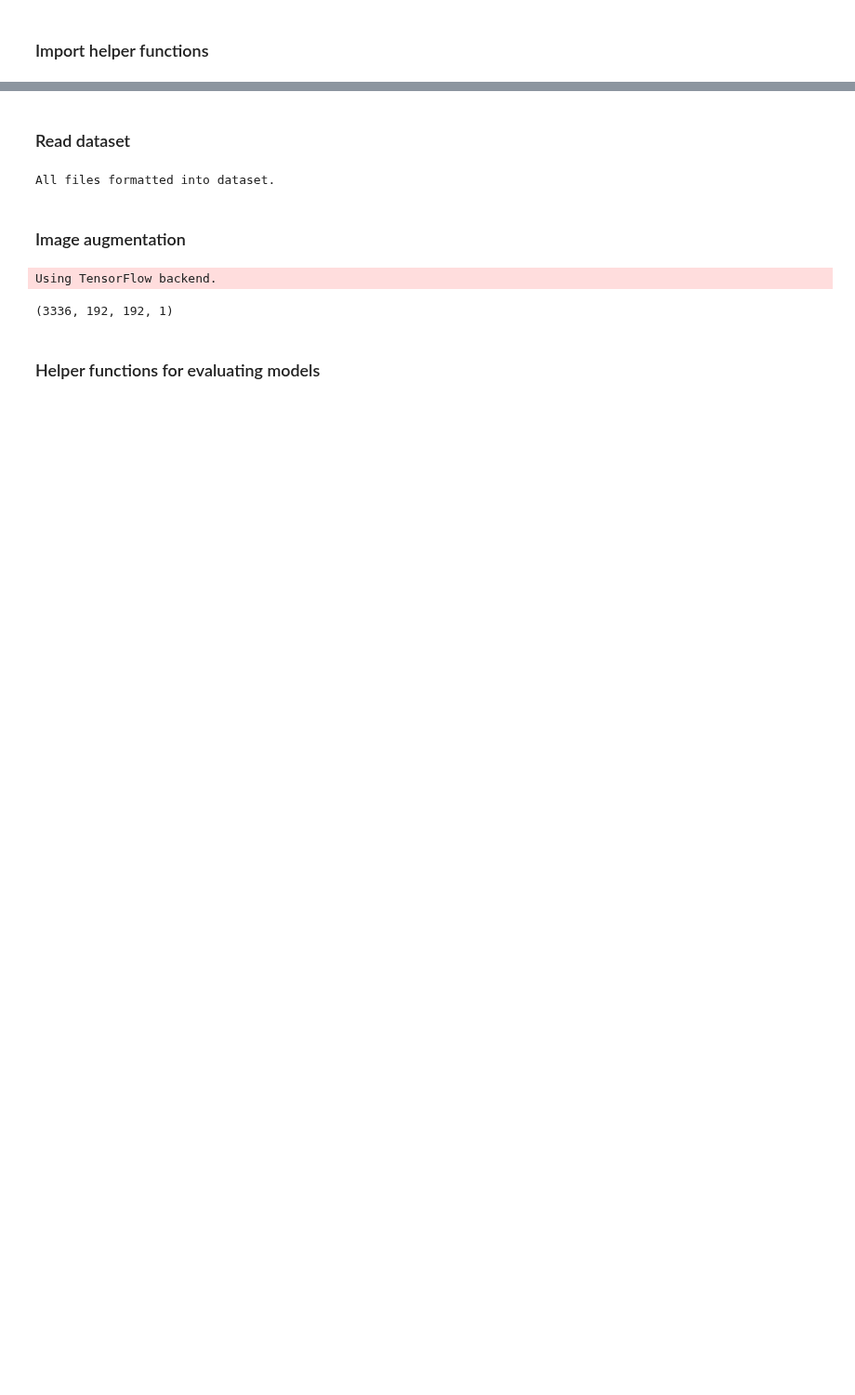
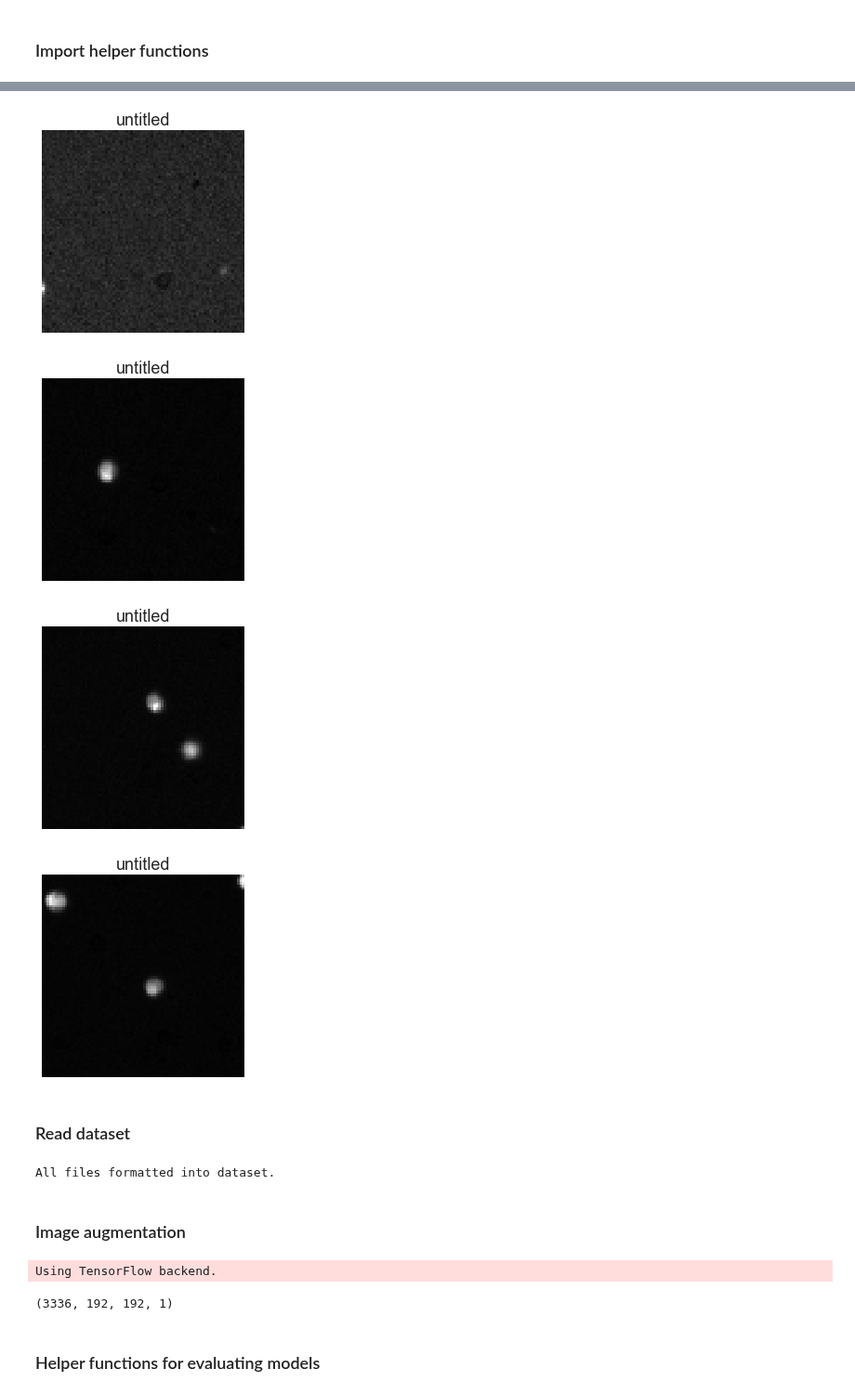
Before and after one commit to leonore/deep-learning-for-immune-cells, a Jupyter notebook: src/cell_autoencoder.ipynb, the cells around one changed output, grey strips where cells are left out. Shown at 93% size. Saved outputs shown, nothing was run; the diff lists cells and outputs as text; code cells hidden in the pictures; blank space fills up the shorter version.

```diff
--- a/src/cell_autoencoder.ipynb
+++ b/src/cell_autoencoder.ipynb
@@ -19,3 +83,12 @@ from keras import backend as K
+# %%
+for i in w:
+    plt.figure()
+    show_image(i)
+# %% [output]
+[figure, added]
+[figure, added]
+[figure, added]
+[figure, added]
 # %% [markdown]
 ### Read dataset
 # %%
```
Also changed, not shown: parts of 7 cells of this notebook, 1 other file.
